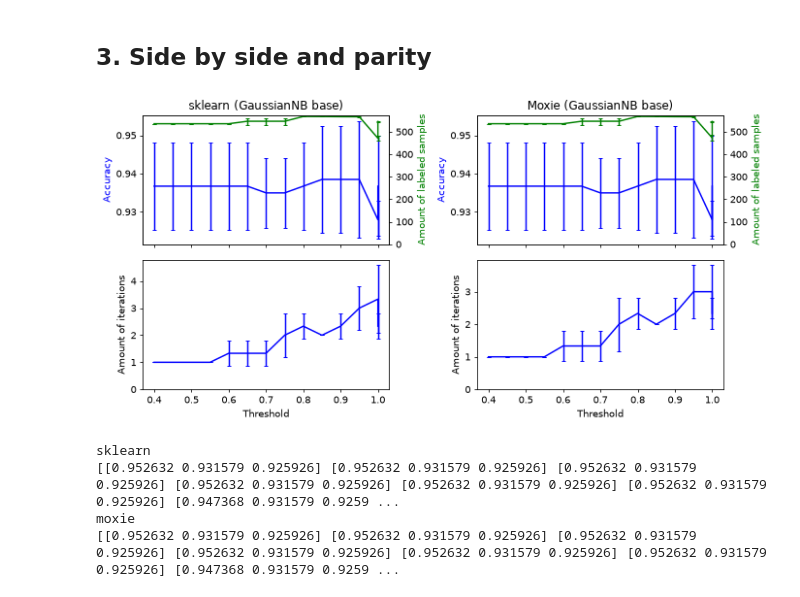
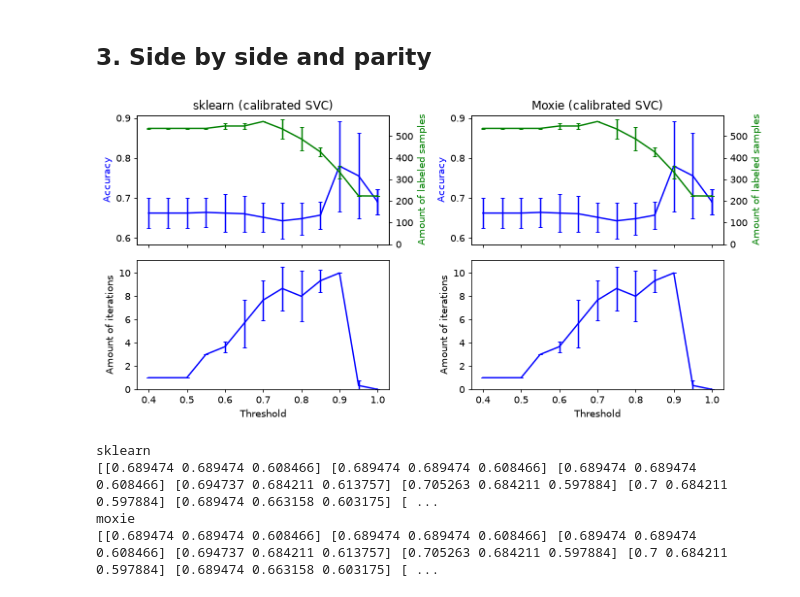
Before and after one commit to idlab-discover/moxie, a Jupyter notebook: notebooks/semi_supervised/plot_self_training_varying_threshold.ipynb, the cells around one changed output. Saved outputs shown, nothing was run; the diff lists cells and outputs as text; code cells hidden in the pictures.

Commit message:
test(semi_supervised): replay calibrated SVC galleries

```diff
--- a/notebooks/semi_supervised/plot_self_training_varying_threshold.ipynb
+++ b/notebooks/semi_supervised/plot_self_training_varying_threshold.ipynb
@@ -41,6 +38,8 @@ from sklearn import datasets
 from sklearn.metrics import accuracy_score
 from sklearn.model_selection import StratifiedKFold
 from sklearn.naive_bayes import GaussianNB
+from sklearn.calibration import CalibratedClassifierCV
+from sklearn.svm import SVC
 from sklearn.semi_supervised import SelfTrainingClassifier
 from sklearn.utils import shuffle
 
@@ -52,7 +51,7 @@ y_true = y.copy()
 y[50:] = -1
 total_samples = y.shape[0]
 
-base_classifier = GaussianNB()  # adapted: CalibratedClassifierCV(SVC(gamma=0.001, random_state=42))
+base_classifier = CalibratedClassifierCV(SVC(gamma=0.001, random_state=42))
 
 x_values = np.arange(0.4, 1.05, 0.05)
 x_values = np.append(x_values, 0.99999)
@@ -171,32 +188,31 @@ def main() raises:
 # %%
 mx = nb.results["self_training_thresholds"]
 mx_scores = np.empty_like(scores); mx_labeled = np.empty_like(amount_labeled); mx_iters = np.empty_like(amount_iterations)
-k = 0
 for i in range(len(x_values)):
     for fold, (train_index, test_index) in enumerate(folds):
         li = mx[f"labeled_iter_{i}_{fold}"]
         mx_labeled[i, fold] = total_samples - np.unique(li, return_counts=True)[1][0]
         mx_iters[i, fold] = np.max(li)
         mx_scores[i, fold] = accuracy_score(y_true[test_index], mx[f"pred_{i}_{fold}"])
 
 fig, axes = plt.subplots(2, 2, figsize=(10, 5), dpi=70, sharex=True)
 for col, (name, sc, lab, it) in enumerate([("sklearn", scores, amount_labeled, amount_iterations),
                                             ("Moxie", mx_scores, mx_labeled, mx_iters)]):
     ax1 = axes[0, col]
     ax1.errorbar(x_values, sc.mean(axis=1), yerr=sc.std(axis=1), capsize=2, color="b")
-    ax1.set_ylabel("Accuracy", color="b"); ax1.set_title(name + " (GaussianNB base)")
+    ax1.set_ylabel("Accuracy", color="b"); ax1.set_title(name + " (calibrated SVC)")
     ax2 = ax1.twinx()
     ax2.errorbar(x_values, lab.mean(axis=1), yerr=lab.std(axis=1), capsize=2, color="g")
     ax2.set_ylim(bottom=0); ax2.set_ylabel("Amount of labeled samples", color="g")
     ax3 = axes[1, col]
     ax3.errorbar(x_values, it.mean(axis=1), yerr=it.std(axis=1), capsize=2, color="b")
     ax3.set_ylim(bottom=0); ax3.set_ylabel("Amount of iterations"); ax3.set_xlabel("Threshold")
 plt.tight_layout(); plt.show()
 moxie_nb.side_by_side(sklearn=scores, moxie=mx_scores)
 # %% [output]
-[figure, old version]
+[figure, new version]
 sklearn
-[[0.952632 0.931579 0.925926] [0.952632 0.931579 0.925926] [0.952632 0.931579 0.925926] [0.952632 0.931579 0.925926] [0.952632 0.931579 0.925926] [0.952632 0.931579 0.925926] [0.947368 0.931579 0.9259 ...
+[[0.689474 0.689474 0.608466] [0.689474 0.689474 0.608466] [0.689474 0.689474 0.608466] [0.694737 0.684211 0.613757] [0.705263 0.684211 0.597884] [0.7 0.684211 0.597884] [0.689474 0.663158 0.603175] [ ...
 moxie
-[[0.952632 0.931579 0.925926] [0.952632 0.931579 0.925926] [0.952632 0.931579 0.925926] [0.952632 0.931579 0.925926] [0.952632 0.931579 0.925926] [0.952632 0.931579 0.925926] [0.947368 0.931579 0.9259 ...
+[[0.689474 0.689474 0.608466] [0.689474 0.689474 0.608466] [0.689474 0.689474 0.608466] [0.694737 0.684211 0.613757] [0.705263 0.684211 0.597884] [0.7 0.684211 0.597884] [0.689474 0.663158 0.603175] [ ...
 # %%
```
Also changed, not shown: parts of 5 cells of this notebook, 5 other files.
